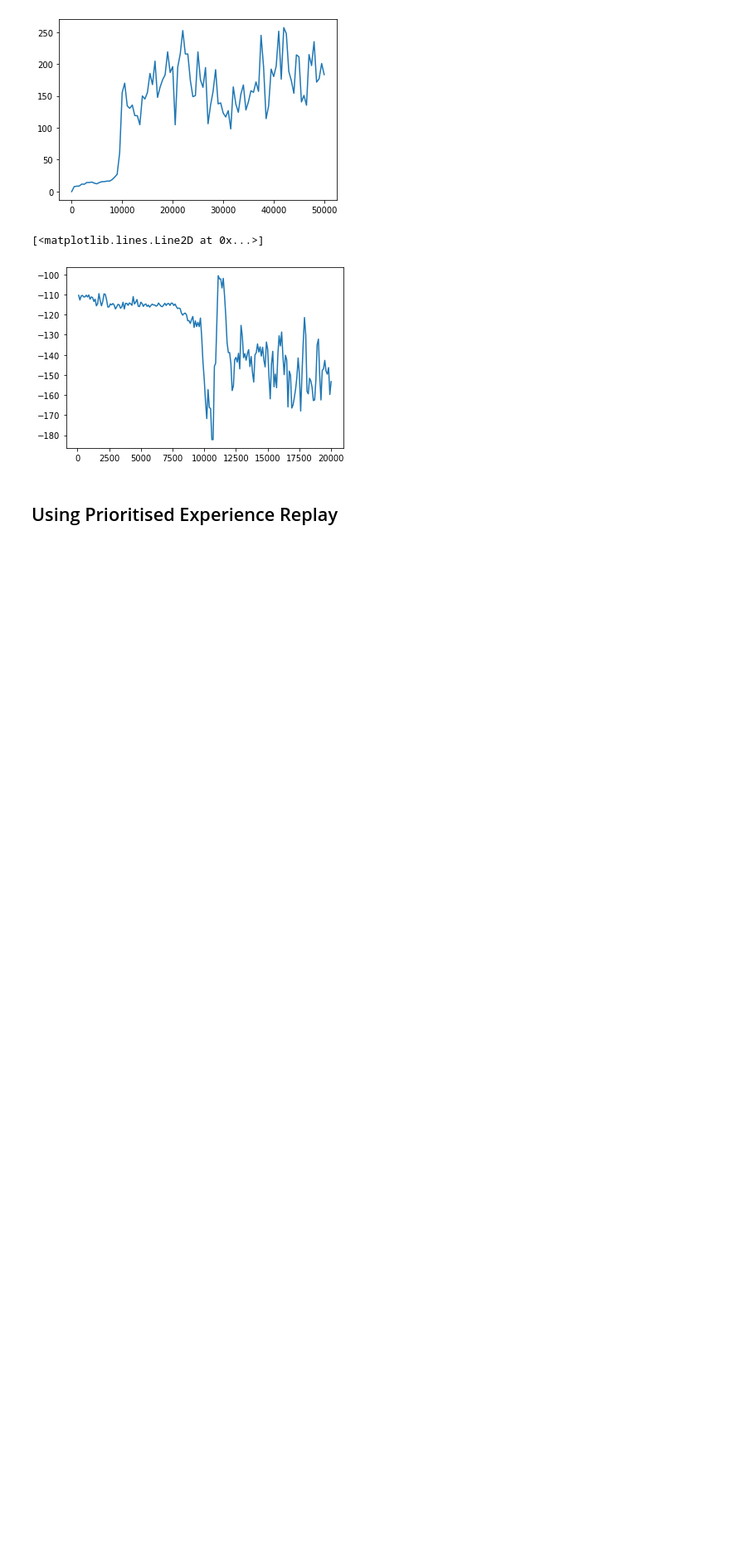
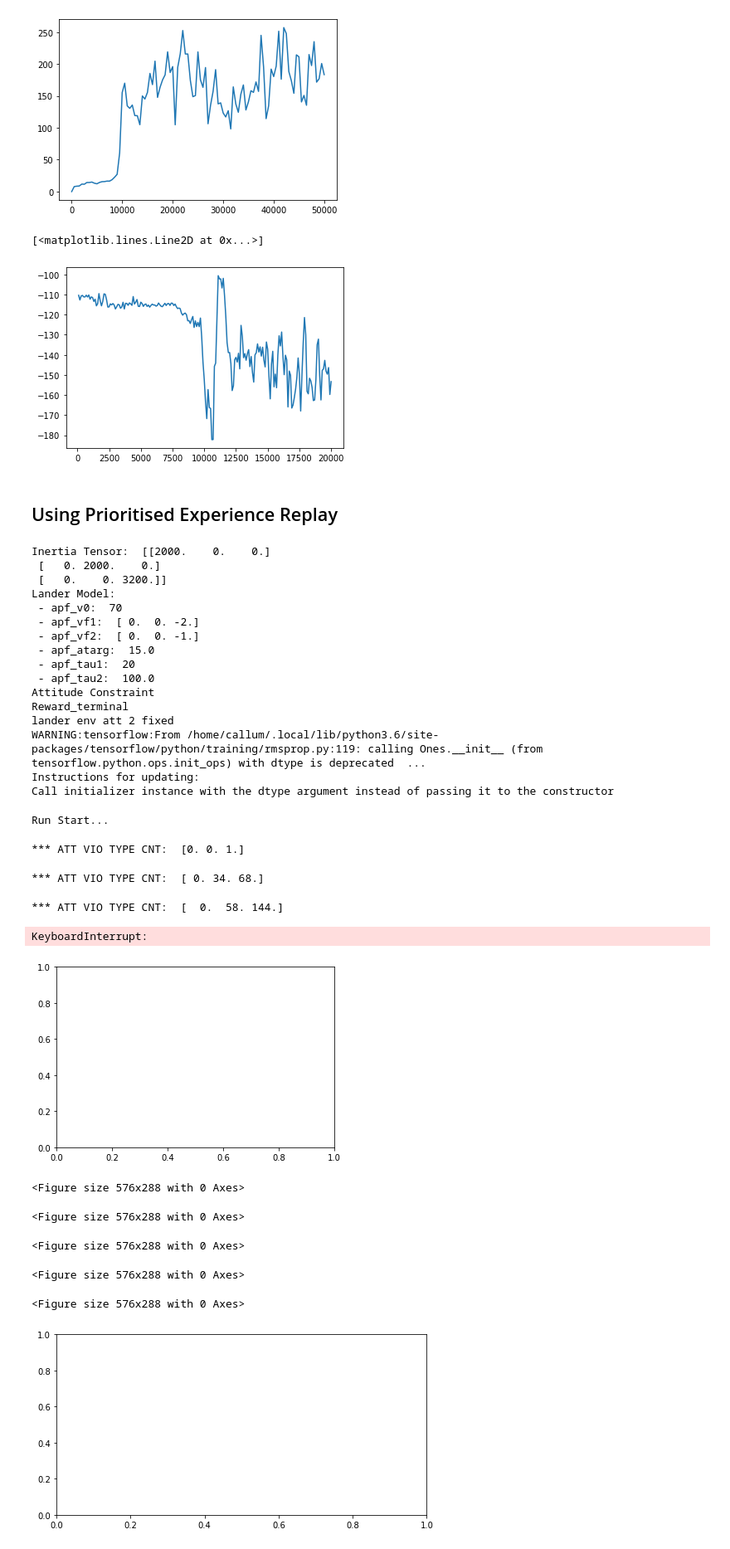
Before and after one commit to strath-ace/smart-ml, a Jupyter notebook: Gaudet-Lander/run_qnet_nb.ipynb, the cells around one changed output. Shown at 83% size. Saved outputs shown, nothing was run; the diff lists cells and outputs as text; code cells hidden in the pictures; blank space fills up the shorter version.

```diff
--- a/Gaudet-Lander/run_qnet_nb.ipynb
+++ b/Gaudet-Lander/run_qnet_nb.ipynb
@@ -133,3 +133,39 @@ plt.plot(x,R)
 [figure]
 # %% [markdown]
 ## Using Prioritised Experience Replay
+# %%
+N_ep = 1000
+dmem=pickle.load(open('demo_disc.pkl','rb'))
+env = LanderEnvironment()
+agent = QLearn.PerQAgent(env,demo_memory=dmem)
+print('Run Start...')
+_ = QLearn.do_run(agent, env, N_ep, show_progress=True)
+# %% [output]
+Inertia Tensor:  [[2000.    0.    0.]
+ [   0. 2000.    0.]
+ [   0.    0. 3200.]]
+Lander Model:
+ - apf_v0:  70
+ - apf_vf1:  [ 0.  0. -2.]
+ - apf_vf2:  [ 0.  0. -1.]
+ - apf_atarg:  15.0
+ - apf_tau1:  20
+ - apf_tau2:  100.0
+Attitude Constraint
+Reward_terminal
+lander env att 2 fixed
+WARNING:tensorflow:From /home/callum/.local/lib/python3.6/site-packages/tensorflow/python/training/rmsprop.py:119: calling Ones.__init__ (from tensorflow.python.ops.init_ops) with dtype is deprecated  ...
+Instructions for updating:
+Call initializer instance with the dtype argument instead of passing it to the constructor
+Run Start...
+*** ATT VIO TYPE CNT:  [0. 0. 1.]
+*** ATT VIO TYPE CNT:  [ 0. 34. 68.]
+*** ATT VIO TYPE CNT:  [  0.  58. 144.]
+KeyboardInterrupt:
+[figure, added]
+<Figure size 576x288 with 0 Axes>
+<Figure size 576x288 with 0 Axes>
+<Figure size 576x288 with 0 Axes>
+<Figure size 576x288 with 0 Axes>
+<Figure size 576x288 with 0 Axes>
+[figure, added]
```
Also changed, not shown: parts of 3 cells of this notebook, 2 other files.
